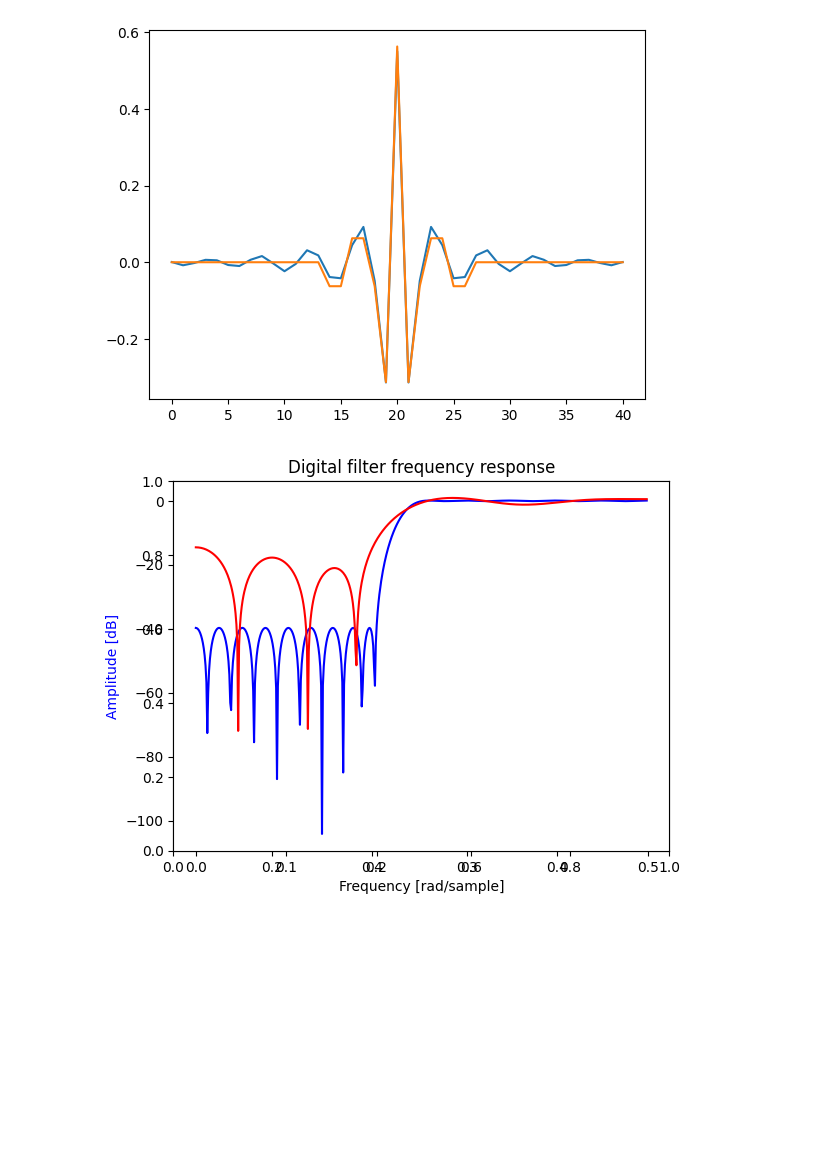
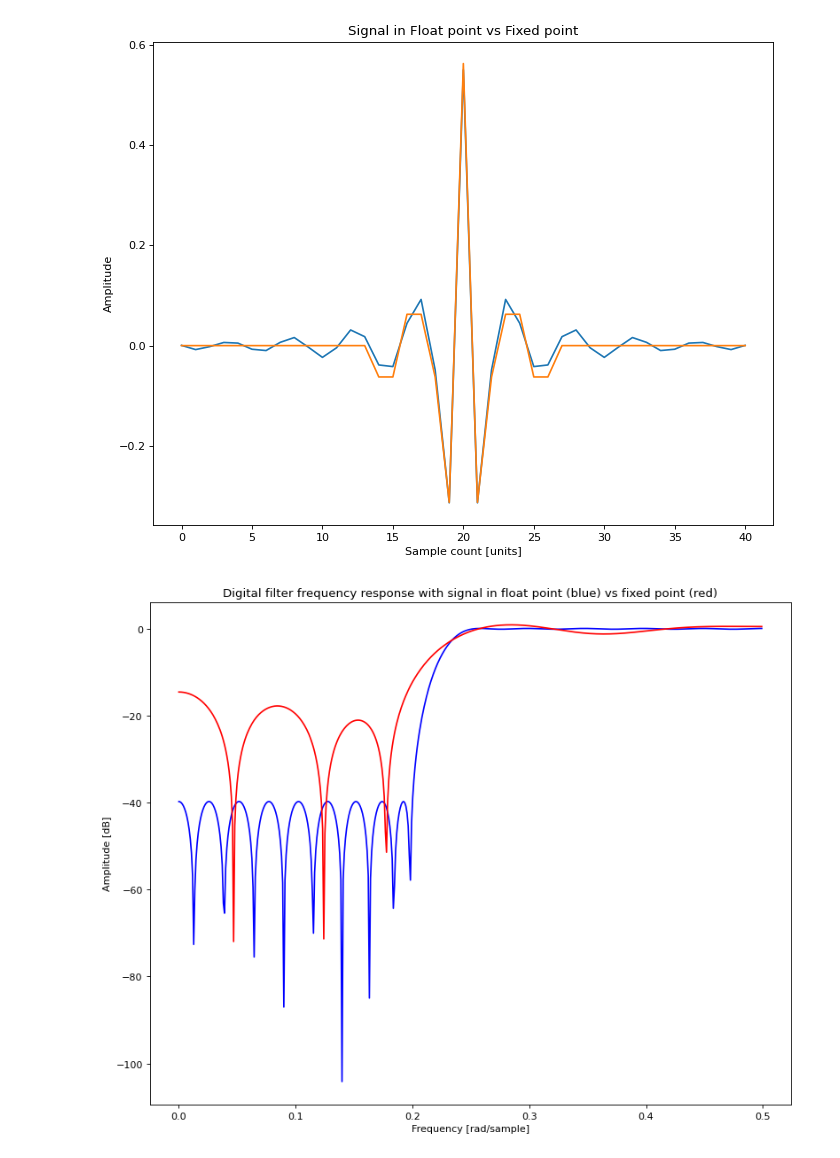
Before and after one commit to enriquezmartin/pes-utn-fra, a Jupyter notebook: python-notebooks/1-quantization/0-quantization.ipynb, the cells around one changed output. Saved outputs shown, nothing was run; the diff lists cells and outputs as text; code cells hidden in the pictures; blank space fills up the shorter version.

```diff
--- a/python-notebooks/1-quantization/0-quantization.ipynb
+++ b/python-notebooks/1-quantization/0-quantization.ipynb
@@ -66,30 +63,37 @@ UQ10.3
 # %%
 # Ejemplo filtro pasa altos
 
 qformat = {'signed': True, 'm': 4, 'n': 4}
 
+# Se genera la respuesta al impulso finita del filtro finita
 c = sig.remez(41, [0, 0.2, 0.25, 0.5], [0, 1],maxiter=100)
 # Array de fixedpoint, pasandole un array y el formato:
 c_fx2 = arrayFixedPoint(c, qformat)
 
+fig = plt.figure(num=None, figsize=(10, 8), dpi=80)
+plt.title('Signal in Float point vs Fixed point')
+plt.ylabel('Amplitude')
+plt.xlabel('Sample count [units]')
 plt.plot (c)
 plt.plot (c_fx2)
 
 w, h = sig.freqz(c)
 w_fx, h_fx = sig.freqz(c_fx2)
 w = w/(2*np.pi)
-fig = plt.figure()
-plt.title('Digital filter frequency response')
-ax1 = fig.add_subplot(111)
-plt.plot(w, 20 * np.log10(abs(h)), 'b')
-plt.ylabel('Amplitude [dB]', color='b')
-plt.xlabel('Frequency [rad/sample]')
-plt.plot(w, 20 * np.log10(abs(h_fx)), 'r')
+fig, ax = plt.subplots(num=None, figsize=(10, 8), dpi=80)
 
-plt.show()
+#fig = plt.figure(num=None, figsize=(10, 8), dpi=80)
+ax.set_title('Digital filter frequency response with signal in float point (blue) vs fixed point (red)')
+#ax1 = fig.add_subplot(111)
+ax.plot(w, 20 * np.log10(abs(h)), 'b')
+ax.set_ylabel('Amplitude [dB]')
+ax.set_xlabel('Frequency [rad/sample]')
+ax.plot(w, 20 * np.log10(abs(h_fx)), 'r')
+
+fig.tight_layout()
 # %% [output]
-[figure, old version]
+[figure, new version]
-[figure, old version]
+[figure, new version]
 # %%
 import scipy.io.wavfile
 from scipy import signal
```
Also changed, not shown: parts of 7 cells of this notebook, 10 other files.
